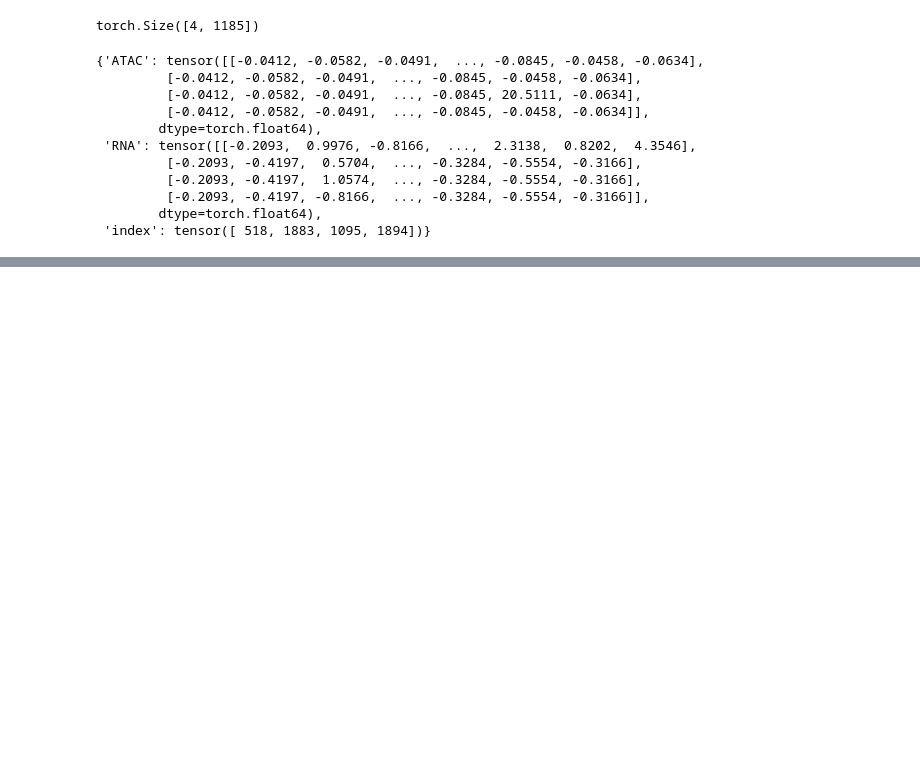
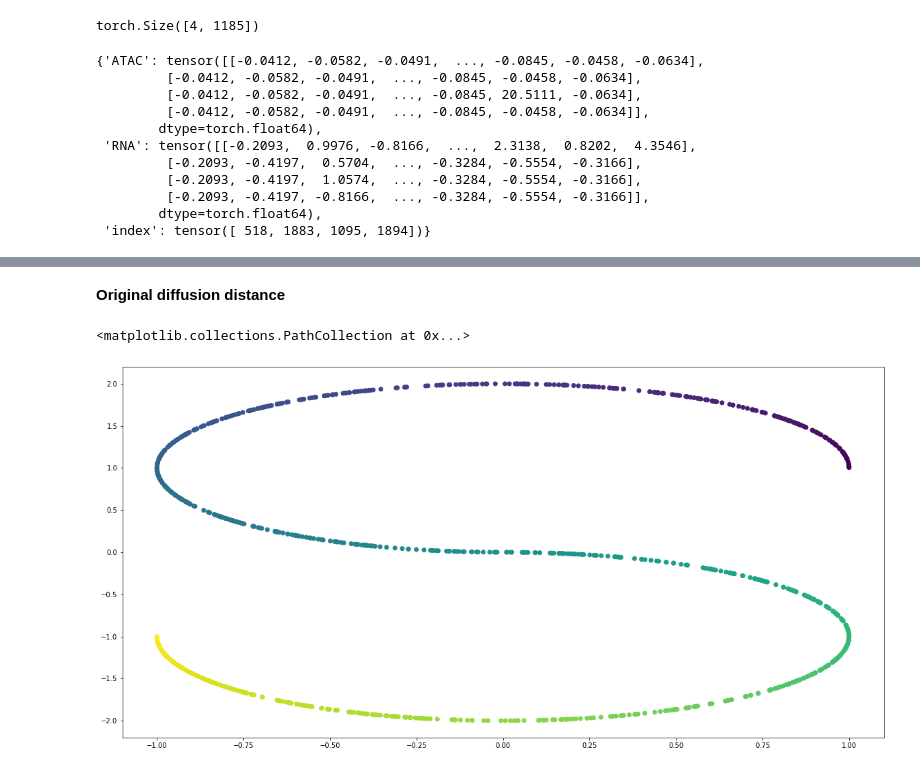
Before and after one commit to cyang389/JointTI, a Jupyter notebook: integration.ipynb, the cells around one changed output, grey strips where cells are left out. Drawn from its saved outputs; the diff is of its cells as text; code cells hidden in the pictures; blank space fills up the shorter version.

```diff
--- a/integration.ipynb
+++ b/integration.ipynb
@@ -87,0 +123,9 @@ data
+# %% [markdown]
+**Original diffusion distance**
+# %%
+fig = plt.figure(figsize = (20,10))
+ax = fig.add_subplot()
+ax.scatter(X[:,0], X[:,2], c= color)
+# %% [output]
+<matplotlib.collections.PathCollection at 0x...>
+[figure, added]
```
Also changed, not shown: parts of 5 cells of this notebook, 1 other file.
